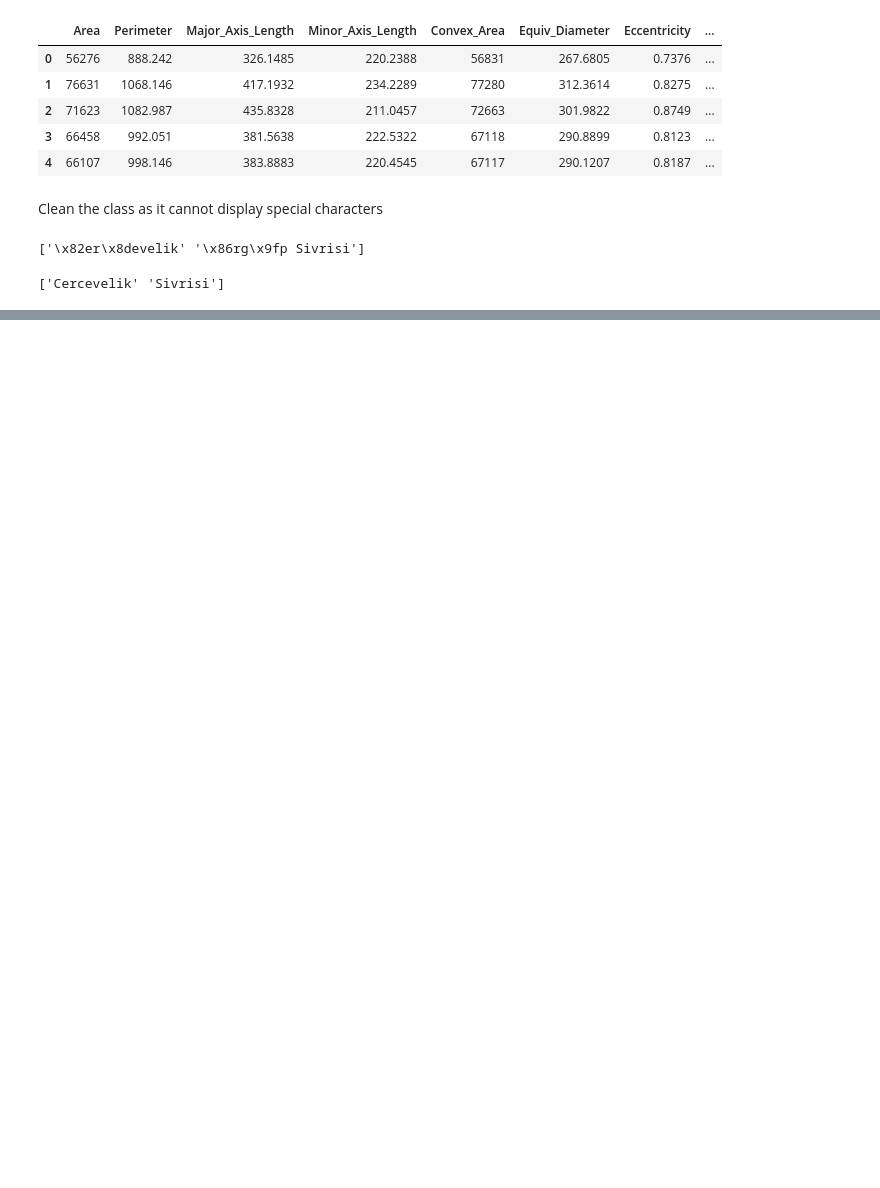
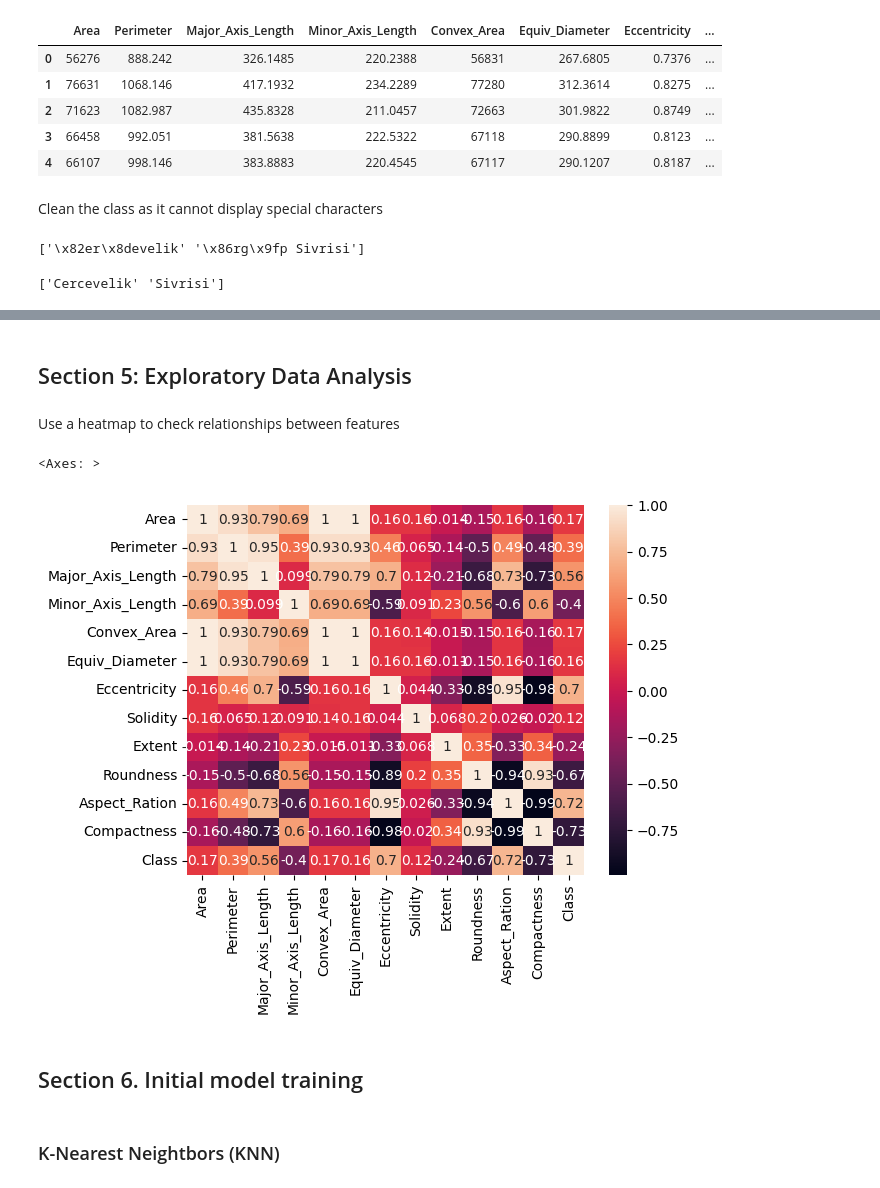
Before and after one commit to xLelouch03/STINTSY-MCO, a Jupyter notebook: main.ipynb, the cells around one changed output, grey strips where cells are left out. Cells and saved outputs as stored; diff of their text form; code cells hidden in the pictures; blank space fills up the shorter version.

Commit message:
feat: added models

```diff
--- a/main.ipynb
+++ b/main.ipynb
@@ -84,0 +90,3 @@ print(data['Class'].unique())
+# %%
+data['Class'] = data['Class'].replace({'Cercevelik' : 0})
+data['Class'] = data['Class'].replace({'Sivrisi': 1})
@@ -84,0 +112,14 @@ print(data['Class'].unique())
+# %% [markdown]
+## Section 5: Exploratory Data Analysis
+# %% [markdown]
+Use a heatmap to check relationships between features
+# %%
+corr_matrix =  data.corr()
+sns.heatmap(corr_matrix, annot=True)
+# %% [output]
+<Axes: >
+[figure, added]
+# %% [markdown]
+## Section 6. Initial model training
+# %% [markdown]
+### K-Nearest Neightbors (KNN)
```
Also changed, not shown: parts of 15 cells of this notebook, 1 other file.
